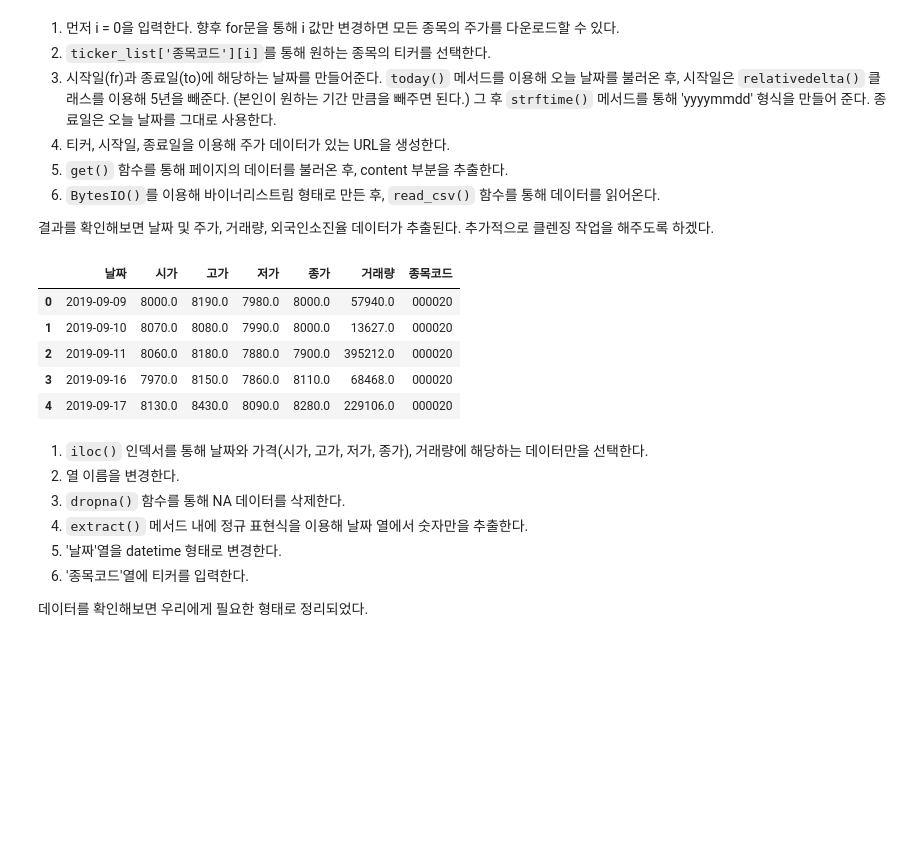
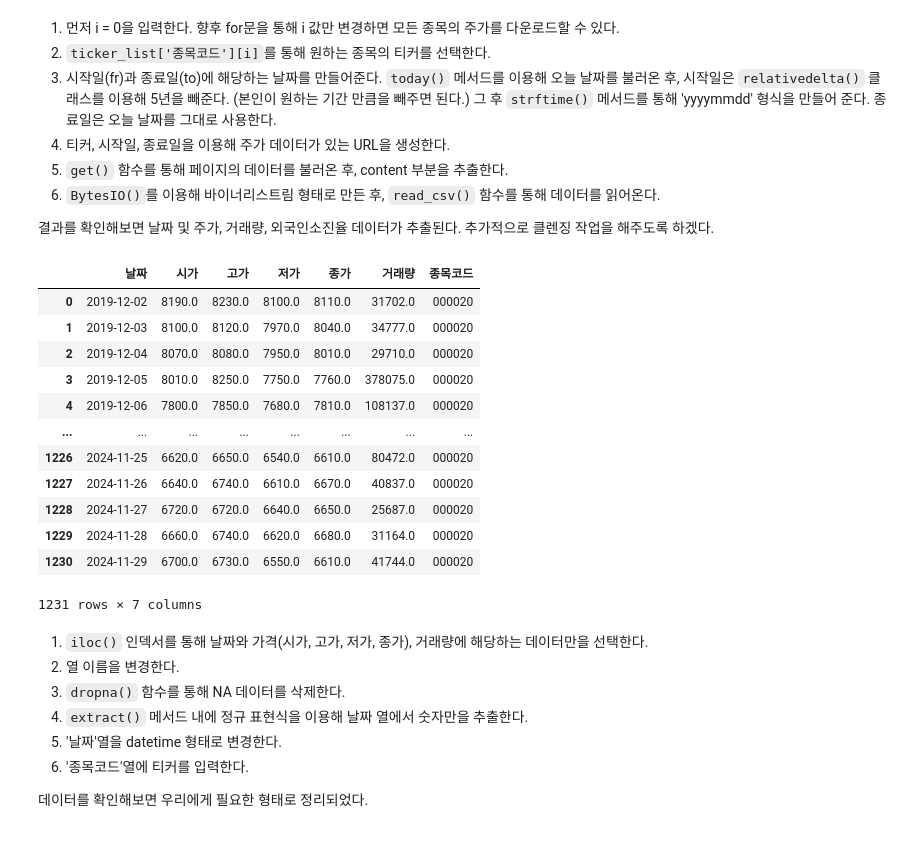
Before and after one commit to sizipusx/quant_py, a Jupyter notebook: data_korea.ipynb, the cells around one changed output. Saved outputs shown, nothing was run; the diff lists cells and outputs as text; code cells hidden in the pictures; blank space fills up the shorter version.

```diff
--- a/data_korea.ipynb
+++ b/data_korea.ipynb
@@ -746,21 +747,28 @@ data_price.head()
 # %%
 import re
 
 price = data_price.iloc[:, 0:6]
 price.columns = ['날짜', '시가', '고가', '저가', '종가', '거래량']
 price = price.dropna()
 price['날짜'] = price['날짜'].str.extract('(\d+)')
 price['날짜'] = pd.to_datetime(price['날짜'])
 price['종목코드'] = ticker
 
-price.head()
+price
 # %% [output]
 |  | 날짜 | 시가 | 고가 | 저가 | 종가 | 거래량 | 종목코드 |
-| 0 | 2019-09-09 | 8000.0 | 8190.0 | 7980.0 | 8000.0 | 57940.0 | 000020 |
-| 1 | 2019-09-10 | 8070.0 | 8080.0 | 7990.0 | 8000.0 | 13627.0 | 000020 |
-| 2 | 2019-09-11 | 8060.0 | 8180.0 | 7880.0 | 7900.0 | 395212.0 | 000020 |
-| 3 | 2019-09-16 | 7970.0 | 8150.0 | 7860.0 | 8110.0 | 68468.0 | 000020 |
-| 4 | 2019-09-17 | 8130.0 | 8430.0 | 8090.0 | 8280.0 | 229106.0 | 000020 |
+| 0 | 2019-12-02 | 8190.0 | 8230.0 | 8100.0 | 8110.0 | 31702.0 | 000020 |
+| 1 | 2019-12-03 | 8100.0 | 8120.0 | 7970.0 | 8040.0 | 34777.0 | 000020 |
+| 2 | 2019-12-04 | 8070.0 | 8080.0 | 7950.0 | 8010.0 | 29710.0 | 000020 |
+| 3 | 2019-12-05 | 8010.0 | 8250.0 | 7750.0 | 7760.0 | 378075.0 | 000020 |
+| 4 | 2019-12-06 | 7800.0 | 7850.0 | 7680.0 | 7810.0 | 108137.0 | 000020 |
+| ... | ... | ... | ... | ... | ... | ... | ... |
+| 1226 | 2024-11-25 | 6620.0 | 6650.0 | 6540.0 | 6610.0 | 80472.0 | 000020 |
+| 1227 | 2024-11-26 | 6640.0 | 6740.0 | 6610.0 | 6670.0 | 40837.0 | 000020 |
+| 1228 | 2024-11-27 | 6720.0 | 6720.0 | 6640.0 | 6650.0 | 25687.0 | 000020 |
+| 1229 | 2024-11-28 | 6660.0 | 6740.0 | 6620.0 | 6680.0 | 31164.0 | 000020 |
+| 1230 | 2024-11-29 | 6700.0 | 6730.0 | 6550.0 | 6610.0 | 41744.0 | 000020 |
+1231 rows × 7 columns
 # %% [markdown]
 1. `iloc()` 인덱서를 통해 날짜와 가격(시가, 고가, 저가, 종가), 거래량에 해당하는 데이터만을 선택한다.
 2. 열 이름을 변경한다.
```
Also changed, not shown: parts of 27 cells of this notebook.
